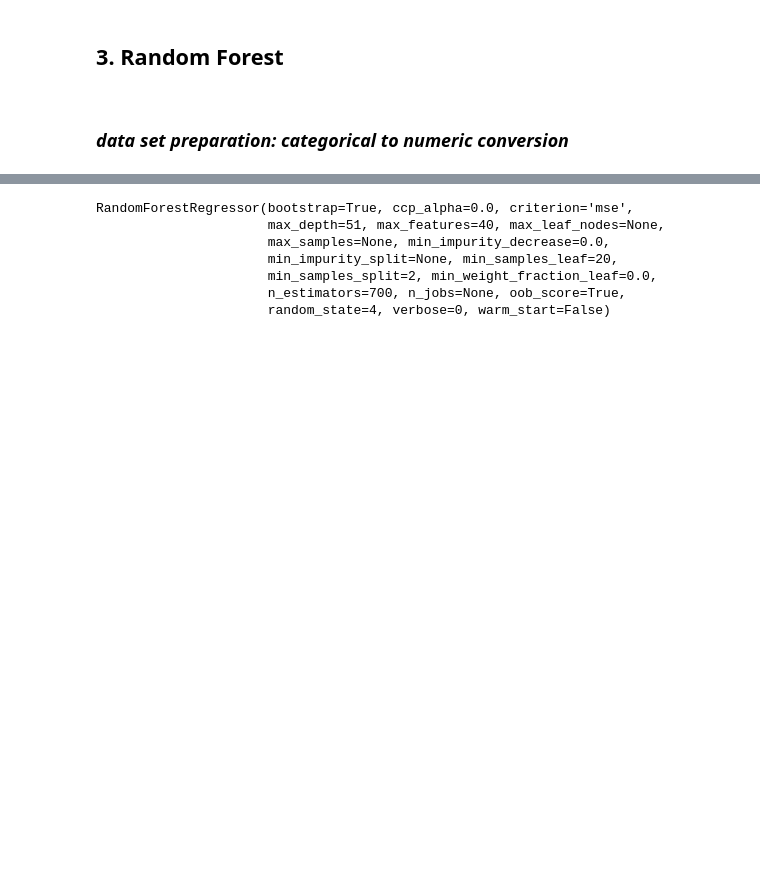
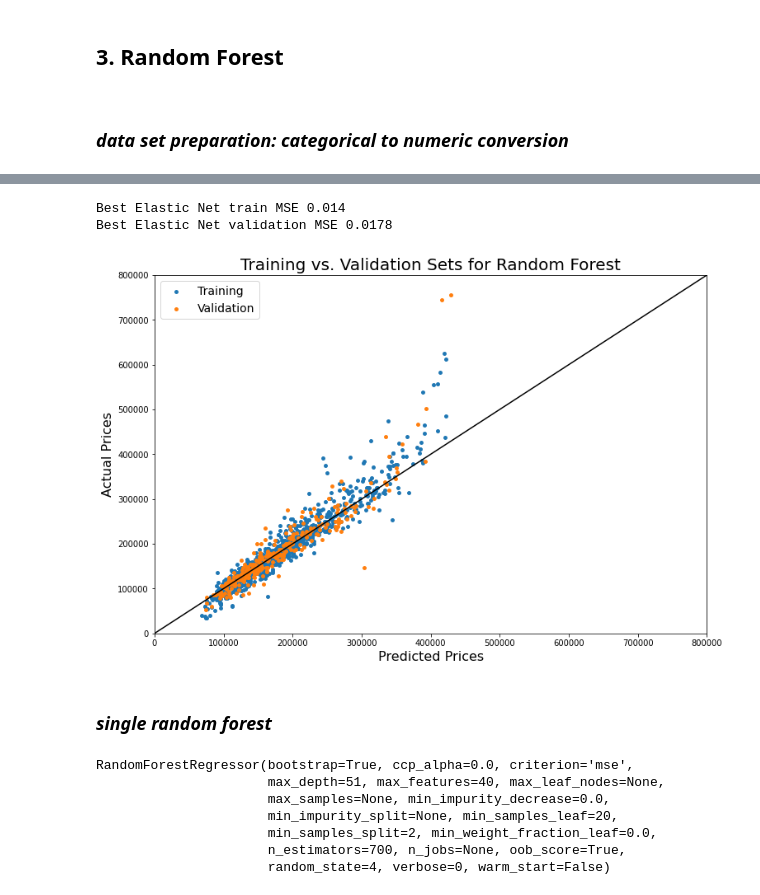
Before and after one commit to zackzbar/ml_houseprice_iowa, a Jupyter notebook: scripts/models.ipynb, the cells around one changed output, grey strips where cells are left out. Drawn from its saved outputs; the diff is of its cells as text; code cells hidden in the pictures; blank space fills up the shorter version.

```diff
--- a/scripts/models.ipynb
+++ b/scripts/models.ipynb
@@ -398,0 +596,9 @@ xtrain, xtest, ytrain, ytest = train_test_split(tran_df.drop(['SalePrice', 'logS
+# %%
+## parameter tuning for random forest
+params_rf = [{'max_features': range(20,51,10), 'n_estimators': range(500, 1001, 100),
+              'max_depth': range(0,81,10), 'min_samples_leaf': range(10,31,5)}]
+kf5 = KFold(n_splits = 5, shuffle = True, random_state = 4)
+random_rf = RandomizedSearchCV(estimator=RandomForestRegressor(random_state=4, oob_score = True),
+                               param_distributions = params_rf, return_train_score= True,
+                               n_iter = 100, cv = kf5, verbose = 2, random_state=4)
+%time random_rf.fit(xtrain, ytrain)
@@ -398,0 +710,14 @@ xtrain, xtest, ytrain, ytest = train_test_split(tran_df.drop(['SalePrice', 'logS
+# %%
+# Random Forest Error
+ytrain_rf = model_rf.predict(xtrain)
+ytest_rf = model_rf.predict(xtest)
+
+RMSE = np.sqrt(mean_squared_error(ytrain, ytrain_rf))
+MSE = mean_squared_error(ytrain, ytrain_rf)
+print("Best Elastic Net train MSE", round(MSE, ndigits=4))
+
+MSE2 = mean_squared_error(ytest, ytest_rf)
+print("Best Elastic Net validation MSE", round(MSE2, ndigits=4))
+# %% [output]
+Best Elastic Net train MSE 0.014
+Best Elastic Net validation MSE 0.0178
@@ -399,3 +737,22 @@ xtrain, xtest, ytrain, ytest = train_test_split(tran_df.drop(['SalePrice', 'logS
+# %%
+# plot for random forest
+## plot error of train vs validataion data
+plt.figure(figsize=(12,8))
+plt.scatter(np.exp(ytrain_rf), np.exp(ytrain), marker="o", s=15, label = "Training")
+plt.scatter(np.exp(ytest_rf), np.exp(ytest), marker="o", s=15, label="Validation")
+plt.title("Training vs. Validation Sets for Random Forest", fontsize=20)
+plt.xlabel("Predicted Prices", fontsize = 16)
+plt.ylabel("Actual Prices", fontsize = 16)
+plt.legend(loc = "upper left", fontsize = 14)
+plt.xlim(0, 800000)
+plt.ylim(0, 800000)
+plt.plot([0, 800000], [0, 800000], 'black') # ideal predict
+#plt.show()
+plt.savefig('../output/randomforest_train_validation_compare.png')
+# %% [output]
+[figure, added]
+# %% [markdown]
+### _single random forest_
 # %%
 rfreg = RandomForestRegressor(random_state=4, max_features=40, oob_score = True,
                               n_estimators = 700, min_samples_leaf = 20, max_depth = 51)
```
Also changed, not shown: parts of 64 cells of this notebook, 14 other files.
